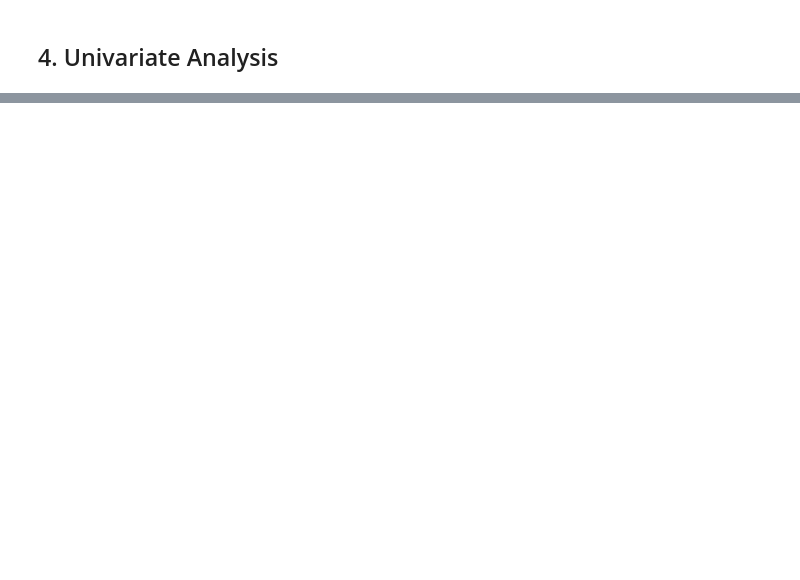
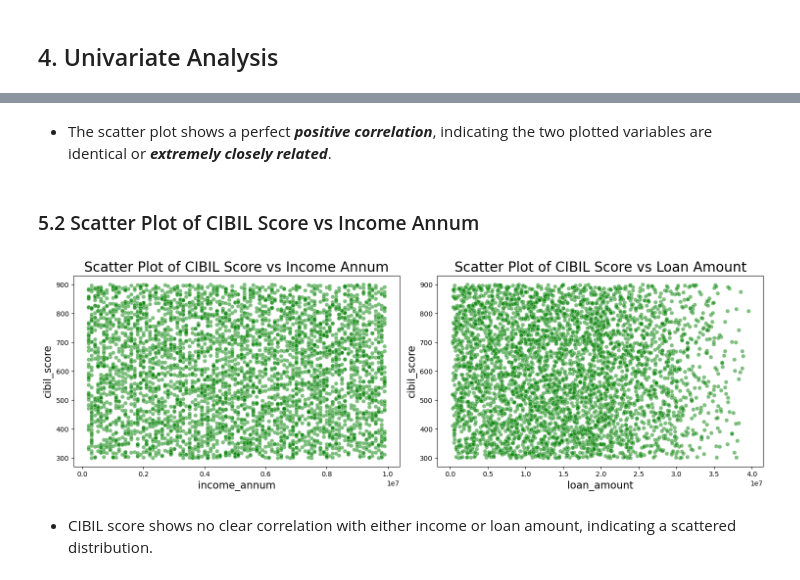
Before and after one commit to Rajdeep-Patil/Loan-Approval-Prediction, a Jupyter notebook: notebook/EDA_loan_approval.ipynb, the cells around one changed output, grey strips where cells are left out. Saved outputs shown, nothing was run; the diff lists cells and outputs as text; code cells hidden in the pictures; blank space fills up the shorter version.

```diff
--- a/notebook/EDA_loan_approval.ipynb
+++ b/notebook/EDA_loan_approval.ipynb
@@ -269,0 +472,22 @@ df.sample(5)
+# %% [markdown]
+- The scatter plot shows a perfect ***positive correlation***, indicating the two plotted variables are identical or ***extremely closely related***.
+# %% [markdown]
+### 5.2 Scatter Plot of CIBIL Score vs Income Annum
+# %%
+plt.figure(figsize=(15,5))
+plt.subplot(1,2,1)
+sns.scatterplot(x='income_annum', y='cibil_score', data=df, color='green', alpha=0.5)
+plt.title("Scatter Plot of CIBIL Score vs Income Annum",fontsize=20)
+plt.ylabel('cibil_score',fontsize=15)
+plt.xlabel('income_annum',fontsize=15)
+plt.subplot(1,2,2)
+sns.scatterplot(x='loan_amount', y='cibil_score', data=df, color='green', alpha=0.5)
+plt.title("Scatter Plot of CIBIL Score vs Loan Amount",fontsize=20)
+plt.ylabel('cibil_score',fontsize=15)
+plt.xlabel('loan_amount',fontsize=15)
+plt.tight_layout()
+plt.show()
+# %% [output]
+[figure, added]
+# %% [markdown]
+- CIBIL score shows no clear correlation with either income or loan amount, indicating a scattered distribution.
```
Also changed, not shown: parts of 23 cells of this notebook, 2 other files.
